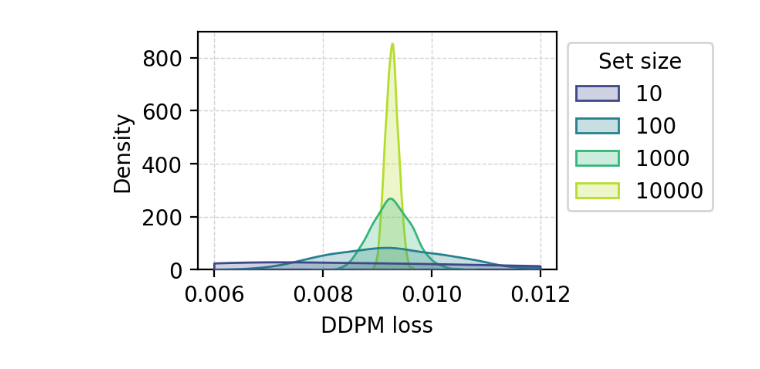
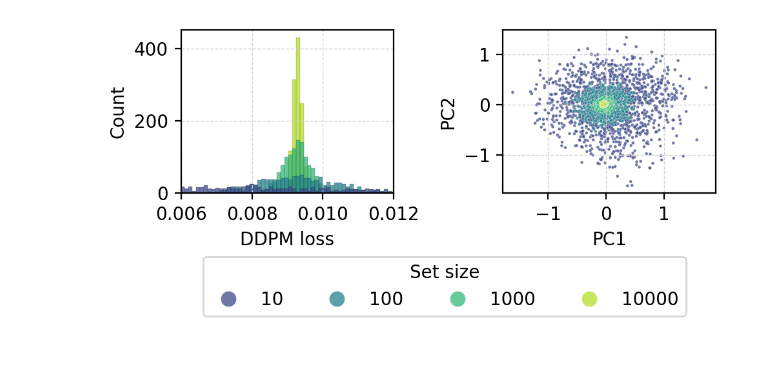
Before and after one commit to njwfish/DistributionEmbeddings, a Jupyter notebook: notebooks/clt.ipynb, the cells around one changed output. Saved outputs shown, nothing was run; the diff lists cells and outputs as text; code cells hidden in the pictures.

```diff
--- a/notebooks/clt.ipynb
+++ b/notebooks/clt.ipynb
@@ -85,14 +85,46 @@ z_pca = pca.fit_transform(z_all)
 vis_df = pd.DataFrame({'PC1': z_pca[:, 0], 'PC2': z_pca[:, 1], 'ss': ss_all})
 loss_df = pd.DataFrame(loss_records)
 # %%
-fig = plt.figure(figsize=(3,2), dpi=200)
-plt.grid(True, color='lightgrey',
-         linestyle='--', linewidth=0.5, zorder=0)
-loss_df['Set size'] = loss_df['ss']
-loss_df['DDPM loss'] = loss_df['loss']
-g = sns.kdeplot(loss_df, x='DDPM loss', hue='Set size',
-             palette=sns.color_palette('viridis', 8)[1::2],
-             fill=True, log_scale=False, clip=(0.006, 0.012), zorder=10)
-sns.move_legend(g, "upper left", bbox_to_anchor=(1, 1))
+fig, axes = plt.subplots(1, 2, figsize=(5, 2), dpi=200, gridspec_kw={'width_ratios': [1, 1]})
+
+# Plot the histogram on the first axis
+sns.histplot(
+    data=loss_df,
+    x='DDPM loss',
+    hue='Set size',
+    palette=sns.color_palette('viridis', 8)[1::2],
+    fill=True,
+    bins=200,
+    alpha=0.75,
+    ax=axes[0]
+)
+axes[0].set_xlim(0.006, 0.012)
+axes[0].grid(True, color='lightgrey', linestyle='--', linewidth=0.5, zorder=0)
+
+# Plot the scatter plot on the second axis
+scatter = sns.scatterplot(
+    data=vis_df,
+    x='PC1',
+    y='PC2',
+    hue='ss',
+    palette=sns.color_palette('viridis', 8)[1::2],
+    s=3,
+    alpha=0.75,
+    ax=axes[1]
+)
+axes[1].grid(True, color='lightgrey', linestyle='--', linewidth=0.5, zorder=0)
+
+# Combine the legend for both plots
+handles, labels = scatter.get_legend_handles_labels()
+fig.legend(
+    handles, labels, loc='upper center', ncol=4, title="Set size", bbox_to_anchor=(0.55, 0.08),
+        markerscale=5)
+
+# Remove individual legends
+axes[0].get_legend().remove()
+axes[1].get_legend().remove()
+
+plt.tight_layout()
+plt.show()
 # %% [output]
-[figure, old version]
+[figure, new version]
```
Also changed, not shown: parts of 3 cells of this notebook, 2 other files.
